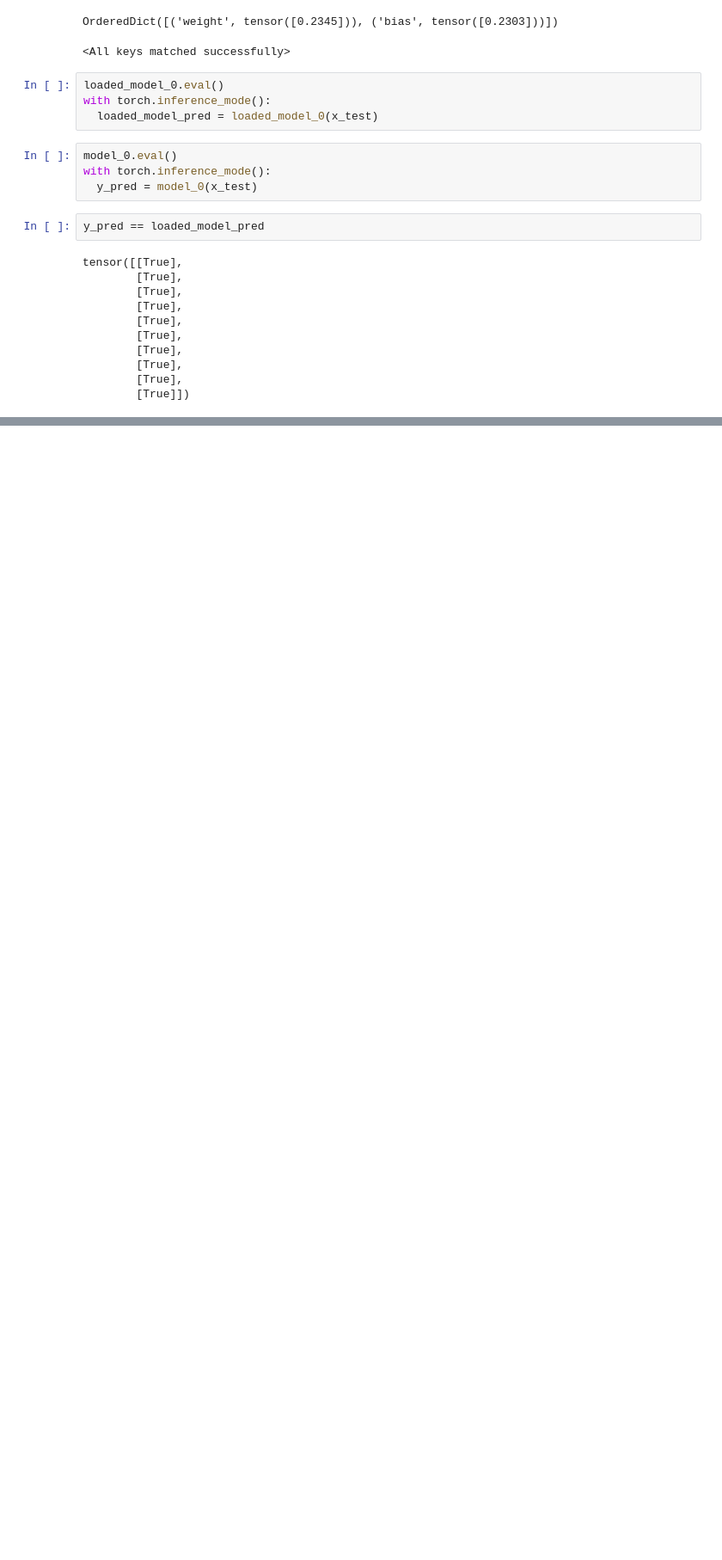
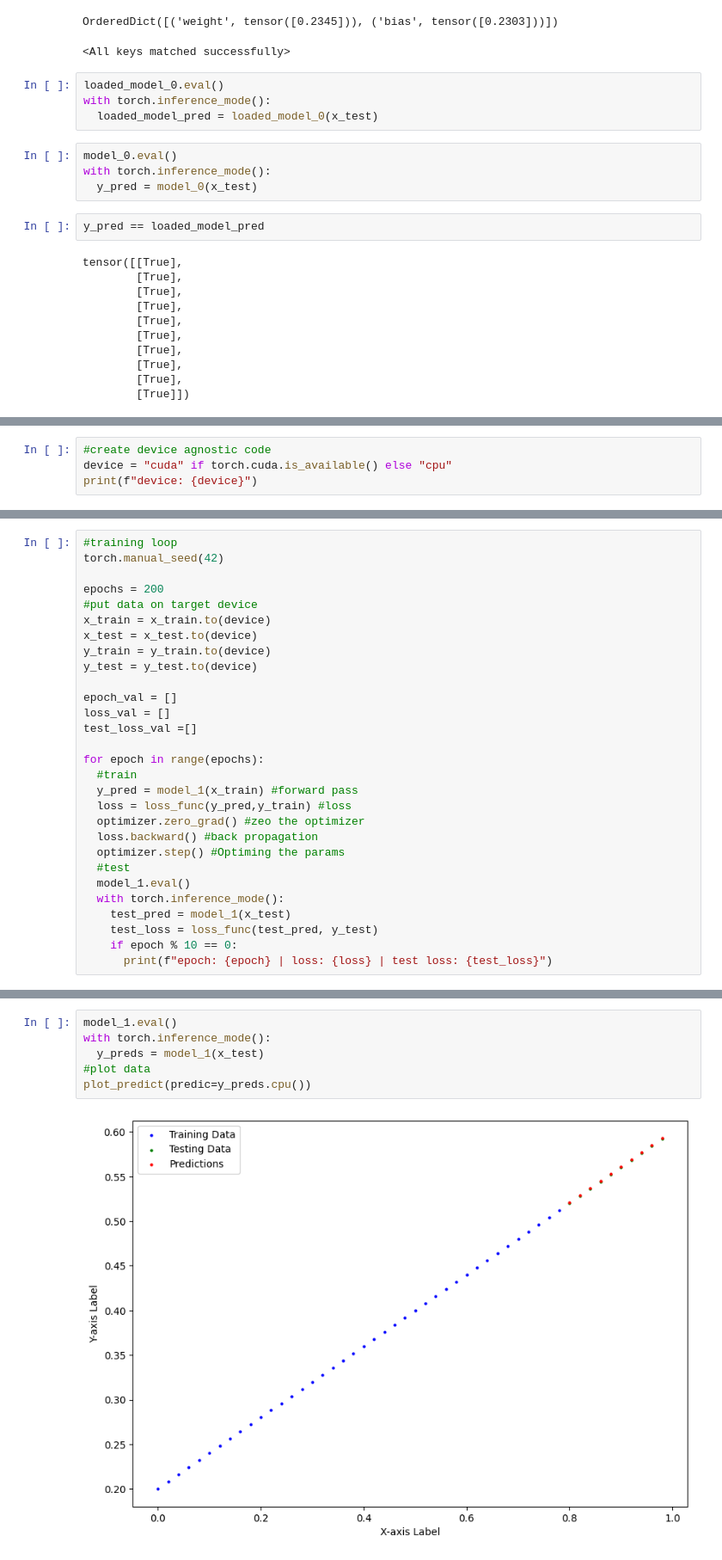
Before and after one commit to nafi-rahman/ML-AI, a Jupyter notebook: Pytorch_workflow_01.ipynb, the cells around one changed output, grey strips where cells are left out. Shown at 86% size. Drawn from its saved outputs; the diff is of its cells as text; blank space fills up the shorter version.

```diff
--- a/Pytorch_workflow_01.ipynb
+++ b/Pytorch_workflow_01.ipynb
@@ -336,0 +350,4 @@ tensor([[True],
+# %%
+#create device agnostic code
+device = "cuda" if torch.cuda.is_available() else "cpu"
+print(f"device: {device}")
@@ -336,0 +473,29 @@ tensor([[True],
+# %%
+#training loop
+torch.manual_seed(42)
+
+epochs = 200
+#put data on target device
+x_train = x_train.to(device)
+x_test = x_test.to(device)
+y_train = y_train.to(device)
+y_test = y_test.to(device)
+
+epoch_val = []
+loss_val = []
+test_loss_val =[]
+
+for epoch in range(epochs):
+  #train
+  y_pred = model_1(x_train) #forward pass
+  loss = loss_func(y_pred,y_train) #loss
+  optimizer.zero_grad() #zeo the optimizer
+  loss.backward() #back propagation
+  optimizer.step() #Optiming the params
+  #test
+  model_1.eval()
+  with torch.inference_mode():
+    test_pred = model_1(x_test)
+    test_loss = loss_func(test_pred, y_test)
+    if epoch % 10 == 0:
+      print(f"epoch: {epoch} | loss: {loss} | test loss: {test_loss}")
@@ -336,0 +523,8 @@ tensor([[True],
+# %%
+model_1.eval()
+with torch.inference_mode():
+  y_preds = model_1(x_test)
+#plot data
+plot_predict(predic=y_preds.cpu())
+# %% [output]
+[figure, added]
```
Also changed, not shown: parts of 18 cells of this notebook.
